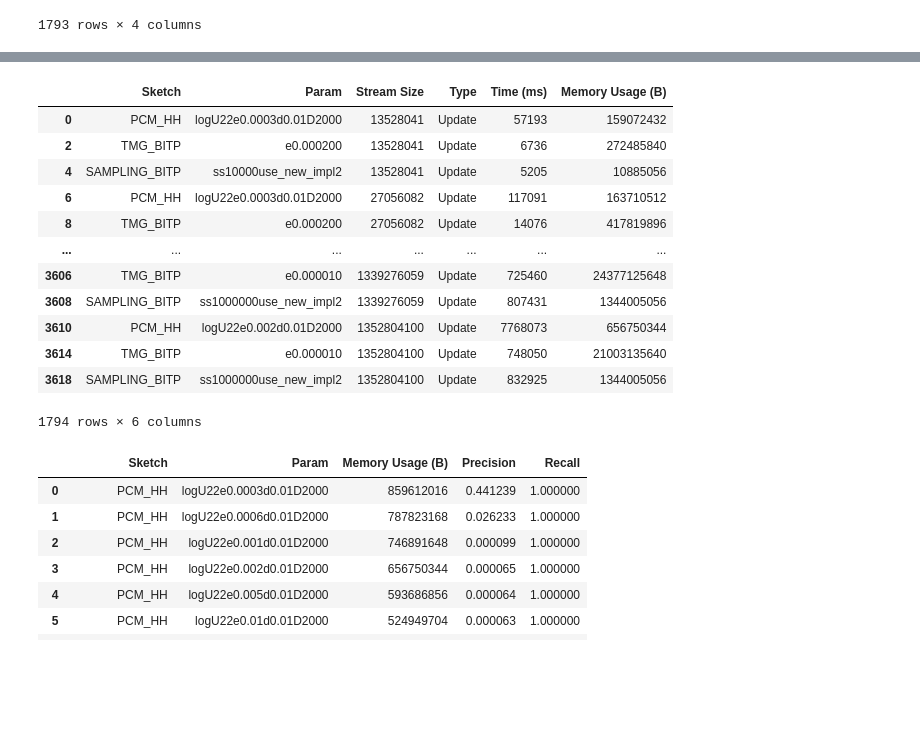
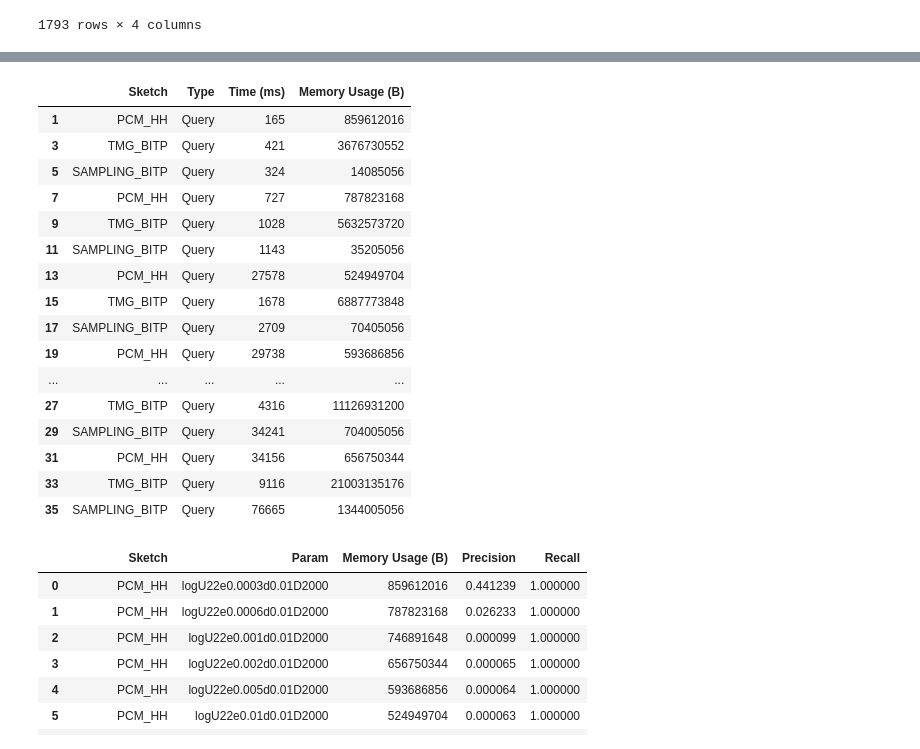
Before and after one commit to Yanqing-UTAH/ATTPCode, a Jupyter notebook: plot/HH_BITP_clientid.ipynb, the cells around one changed output, grey strips where cells are left out. Cells and saved outputs as stored; diff of their text form; code cells hidden in the pictures; blank space fills up the shorter version.

```diff
--- a/plot/HH_BITP_clientid.ipynb
+++ b/plot/HH_BITP_clientid.ipynb
@@ -26,7 +26,7 @@ for line in s:
         flagFinal = False
     if line.find(" timers") != -1:
         query_type = line.strip().split(" ")[0]
-    if line.find(" ms = ") != -1:
+    if line.find(" ms = ") != -1 and flagFinal:
         t = line.strip().split(':')
         if t[0] != "EXACT_HH":
             sketch = t[0].split('-')
@@ -78,21 +99,26 @@ mem
 # %%
 time = pd.DataFrame(raw_time, columns = ["Sketch", "Param", "Stream Size", "Type", "Time (ms)"])
-time_processed = pd.merge(time, mem, on = ["Sketch", "Param", "Stream Size"]).drop_duplicates()
+time_processed = pd.merge(time, final_mem, on = ["Sketch", "Param", "Stream Size"]).drop(["Stream Size", "Param"], 1).drop_duplicates()
 utime = time_processed[time_processed["Type"] == "Update"]
-utime
+qtime = time_processed[time_processed["Type"] == "Query"]
+qtime
 # %% [output]
-|  | Sketch | Param | Stream Size | Type | Time (ms) | Memory Usage (B) |
-| 0 | PCM_HH | logU22e0.0003d0.01D2000 | 13528041 | Update | 57193 | 159072432 |
-| 2 | TMG_BITP | e0.000200 | 13528041 | Update | 6736 | 272485840 |
-| 4 | SAMPLING_BITP | ss10000use_new_impl2 | 13528041 | Update | 5205 | 10885056 |
-| 6 | PCM_HH | logU22e0.0003d0.01D2000 | 27056082 | Update | 117091 | 163710512 |
-| 8 | TMG_BITP | e0.000200 | 27056082 | Update | 14076 | 417819896 |
-| ... | ... | ... | ... | ... | ... | ... |
-| 3606 | TMG_BITP | e0.000010 | 1339276059 | Update | 725460 | 24377125648 |
-| 3608 | SAMPLING_BITP | ss1000000use_new_impl2 | 1339276059 | Update | 807431 | 1344005056 |
-| 3610 | PCM_HH | logU22e0.002d0.01D2000 | 1352804100 | Update | 7768073 | 656750344 |
-| 3614 | TMG_BITP | e0.000010 | 1352804100 | Update | 748050 | 21003135640 |
-| 3618 | SAMPLING_BITP | ss1000000use_new_impl2 | 1352804100 | Update | 832925 | 1344005056 |
+|  | Sketch | Type | Time (ms) | Memory Usage (B) |
+| 1 | PCM_HH | Query | 165 | 859612016 |
+| 3 | TMG_BITP | Query | 421 | 3676730552 |
+| 5 | SAMPLING_BITP | Query | 324 | 14085056 |
+| 7 | PCM_HH | Query | 727 | 787823168 |
+| 9 | TMG_BITP | Query | 1028 | 5632573720 |
+| 11 | SAMPLING_BITP | Query | 1143 | 35205056 |
+| 13 | PCM_HH | Query | 27578 | 524949704 |
+| 15 | TMG_BITP | Query | 1678 | 6887773848 |
+| 17 | SAMPLING_BITP | Query | 2709 | 70405056 |
+| 19 | PCM_HH | Query | 29738 | 593686856 |
+| ... | ... | ... | ... | ... |
+| 27 | TMG_BITP | Query | 4316 | 11126931200 |
+| 29 | SAMPLING_BITP | Query | 34241 | 704005056 |
+| 31 | PCM_HH | Query | 34156 | 656750344 |
+| 33 | TMG_BITP | Query | 9116 | 21003135176 |
+| 35 | SAMPLING_BITP | Query | 76665 | 1344005056 |
-1794 rows × 6 columns
 # %%
 pr = pd.DataFrame(raw_pr, columns = ["Sketch", "Param", "Precision", "Recall"])
```
Also changed, not shown: parts of 4 cells of this notebook, 3 other files.
